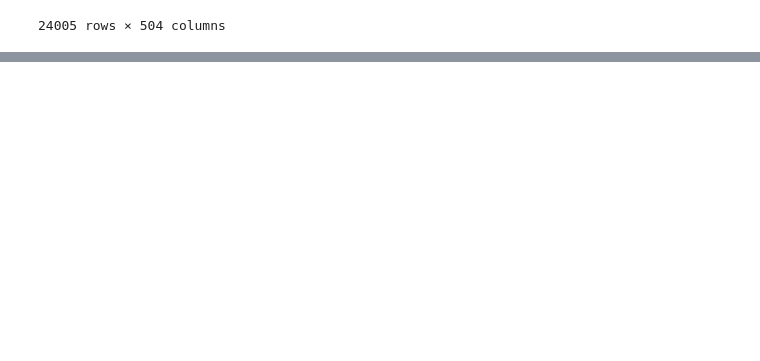
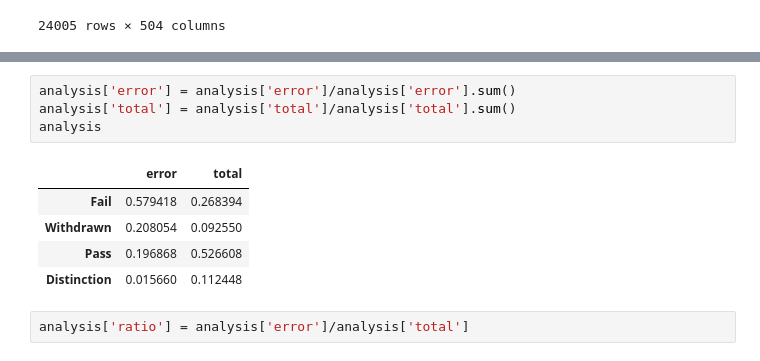
Before and after one commit to Caellwyn/ou_student_predictions, a Jupyter notebook: notebooks/deep_timeseries_models.ipynb, the cells around one changed output, grey strips where cells are left out. Saved outputs shown, nothing was run; the diff lists cells and outputs as text; blank space fills up the shorter version.

```diff
--- a/notebooks/deep_timeseries_models.ipynb
+++ b/notebooks/deep_timeseries_models.ipynb
@@ -316,0 +755,12 @@ heatmap(confusion, cmap='Greens', annot=True)
+# %%
+analysis['error'] = analysis['error']/analysis['error'].sum()
+analysis['total'] = analysis['total']/analysis['total'].sum()
+analysis
+# %% [output]
+|  | error | total |
+| Fail | 0.579418 | 0.268394 |
+| Withdrawn | 0.208054 | 0.092550 |
+| Pass | 0.196868 | 0.526608 |
+| Distinction | 0.015660 | 0.112448 |
+# %%
+analysis['ratio'] = analysis['error']/analysis['total']
```
Also changed, not shown: parts of 20 cells of this notebook.
